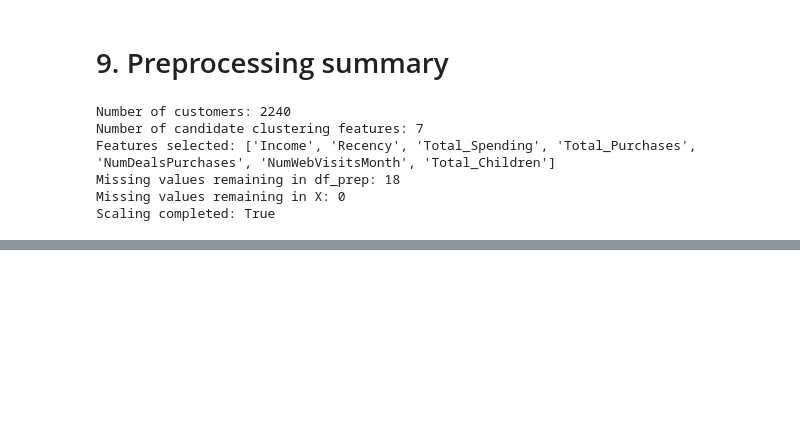
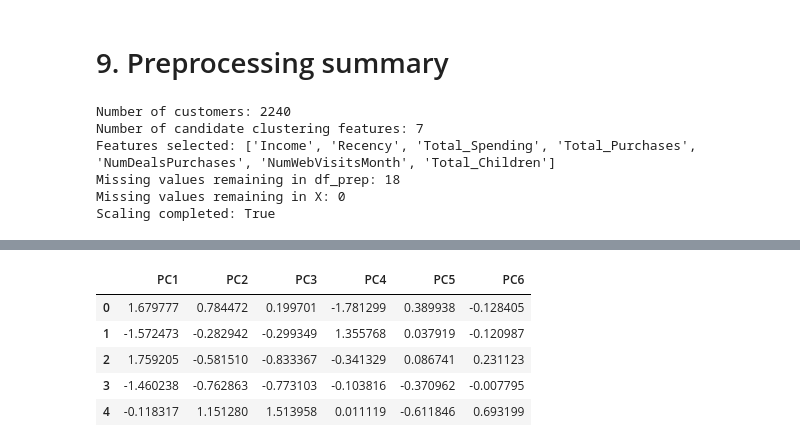
Before and after one commit to N-Shivaram25/Customer_Segmentation, a Jupyter notebook: Customer_Segmentation_EDA.ipynb, the cells around one changed output, grey strips where cells are left out. Cells and saved outputs as stored; diff of their text form; code cells hidden in the pictures; blank space fills up the shorter version.

```diff
--- a/Customer_Segmentation_EDA.ipynb
+++ b/Customer_Segmentation_EDA.ipynb
@@ -1242,0 +1326,21 @@ Scaling completed: True
+# %%
+#PCA DataFrame
+pca_columns = [
+    f"PC{i}"
+    for i in range(1, n_components + 1)
+]
+
+X_pca_df = pd.DataFrame(
+    X_pca,
+    columns=pca_columns,
+    index=X_scaled.index
+)
+
+X_pca_df.head()
+# %% [output]
+|  | PC1 | PC2 | PC3 | PC4 | PC5 | PC6 |
+| 0 | 1.679777 | 0.784472 | 0.199701 | -1.781299 | 0.389938 | -0.128405 |
+| 1 | -1.572473 | -0.282942 | -0.299349 | 1.355768 | 0.037919 | -0.120987 |
+| 2 | 1.759205 | -0.581510 | -0.833367 | -0.341329 | 0.086741 | 0.231123 |
+| 3 | -1.460238 | -0.762863 | -0.773103 | -0.103816 | -0.370962 | -0.007795 |
+| 4 | -0.118317 | 1.151280 | 1.513958 | 0.011119 | -0.611846 | 0.693199 |
```
Also changed, not shown: parts of 35 cells of this notebook.
